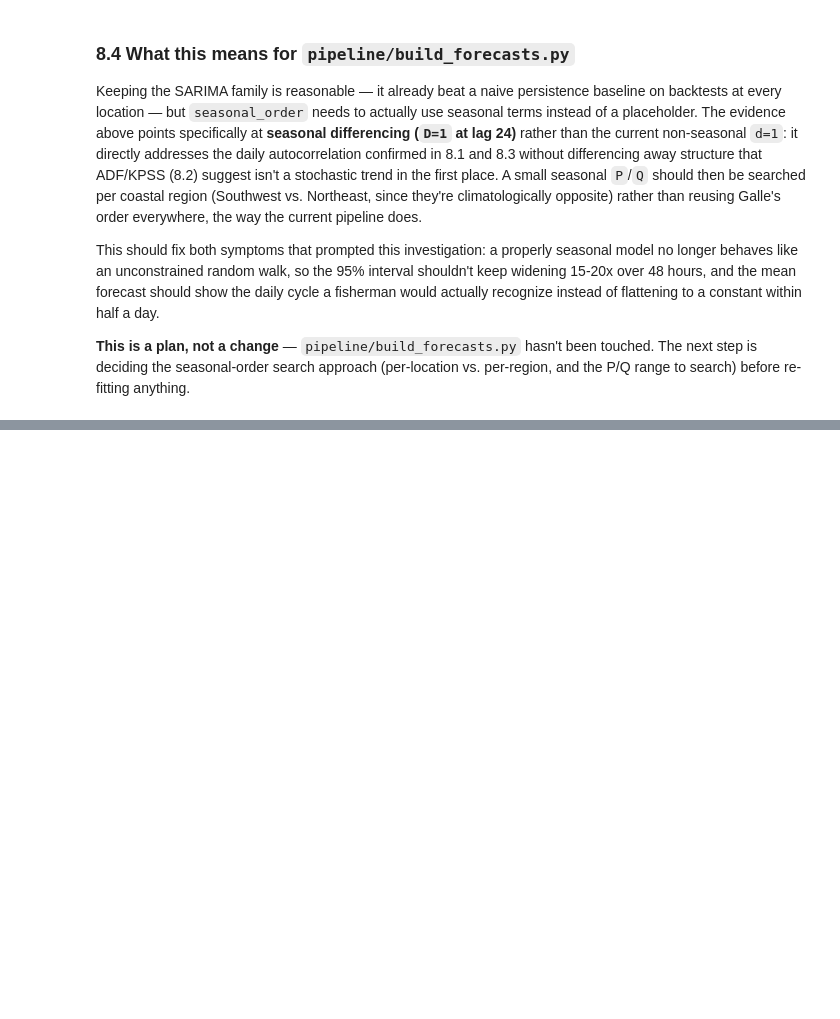
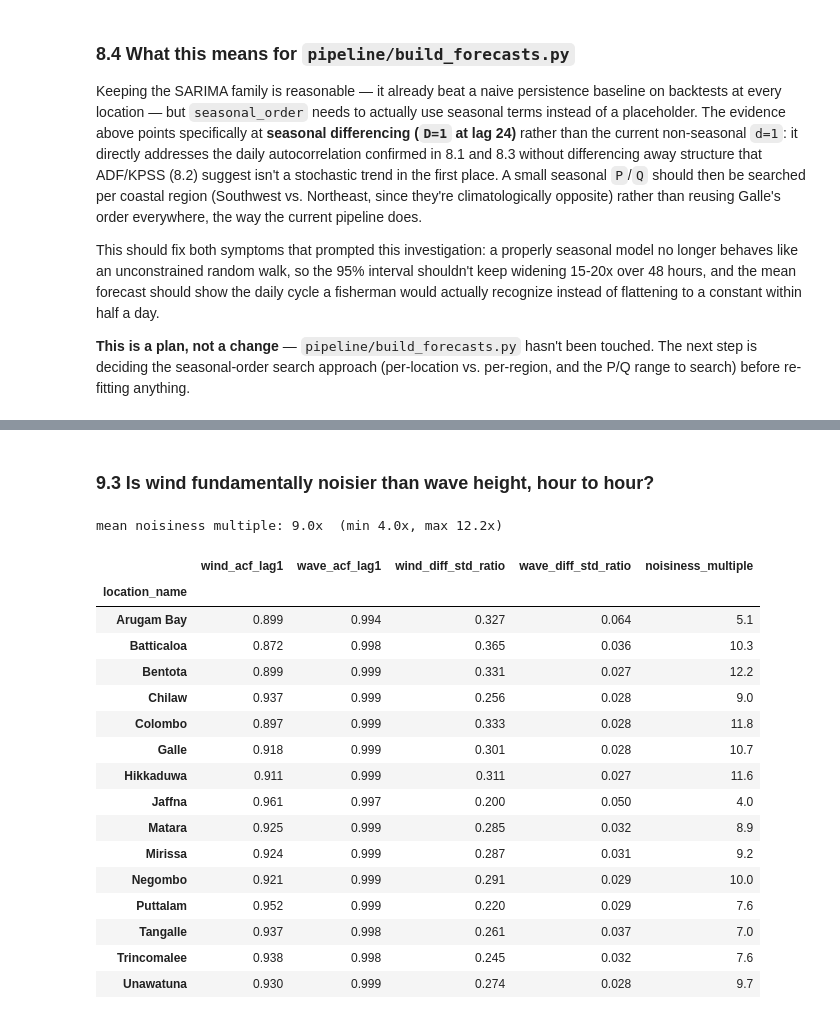
Before and after one commit to Dilmith-Anusara/CoastalPulse, a Jupyter notebook: Validation_Scripts/eda_weather_indicators.ipynb, the cells around one changed output, grey strips where cells are left out. Saved outputs shown, nothing was run; the diff lists cells and outputs as text; code cells hidden in the pictures; blank space fills up the shorter version.

```diff
--- a/Validation_Scripts/eda_weather_indicators.ipynb
+++ b/Validation_Scripts/eda_weather_indicators.ipynb
@@ -617,0 +692,16 @@ re-fitting anything.
+# %%
+wind_stationarity_results = []
+for loc in sorted(df["location_name"].unique()):
+    series = df[df["location_name"] == loc].set_index("timestamp")["wind_speed"].asfreq("h").dropna()
+    adf_stat, adf_p, *_ = adfuller(series, autolag="AIC")
+    kpss_stat, kpss_p, *_ = kpss(series, regression="c", nlags="auto")
+    wind_stationarity_results.append({
+        "location_name": loc,
+        "adf_p": round(adf_p, 4),
+        "adf_says": "stationary" if adf_p < 0.05 else "non-stationary",
+        "kpss_p": round(kpss_p, 4),
+        "kpss_says": "stationary" if kpss_p > 0.05 else "non-stationary",
+    })
+
+wind_stationarity_df = pd.DataFrame(wind_stationarity_results).set_index("location_name")
+wind_stationarity_df
@@ -617,0 +736,43 @@ re-fitting anything.
+# %% [markdown]
+### 9.3 Is wind fundamentally noisier than wave height, hour to hour?
+# %%
+noise_results = []
+for loc in sorted(df["location_name"].unique()):
+    wind = df[df["location_name"] == loc].set_index("timestamp")["wind_speed"].asfreq("h").dropna()
+    wave = df[df["location_name"] == loc].set_index("timestamp")["wave_height"].asfreq("h").dropna()
+    wind_acf1 = acf(wind, nlags=1, fft=True)[1]
+    wave_acf1 = acf(wave, nlags=1, fft=True)[1]
+    wind_diff_ratio = wind.diff().dropna().abs().mean() / wind.std()
+    wave_diff_ratio = wave.diff().dropna().abs().mean() / wave.std()
+    noise_results.append({
+        "location_name": loc,
+        "wind_acf_lag1": round(wind_acf1, 3),
+        "wave_acf_lag1": round(wave_acf1, 3),
+        "wind_diff_std_ratio": round(wind_diff_ratio, 3),
+        "wave_diff_std_ratio": round(wave_diff_ratio, 3),
+        "noisiness_multiple": round(wind_diff_ratio / wave_diff_ratio, 1),
+    })
+
+noise_df = pd.DataFrame(noise_results).set_index("location_name")
+print(f"mean noisiness multiple: {noise_df['noisiness_multiple'].mean():.1f}x  "
+      f"(min {noise_df['noisiness_multiple'].min()}x, max {noise_df['noisiness_multiple'].max()}x)")
+noise_df
+# %% [output]
+mean noisiness multiple: 9.0x  (min 4.0x, max 12.2x)
+|  | wind_acf_lag1 | wave_acf_lag1 | wind_diff_std_ratio | wave_diff_std_ratio | noisiness_multiple |
+| location_name |  |  |  |  |  |
+| Arugam Bay | 0.899 | 0.994 | 0.327 | 0.064 | 5.1 |
+| Batticaloa | 0.872 | 0.998 | 0.365 | 0.036 | 10.3 |
+| Bentota | 0.899 | 0.999 | 0.331 | 0.027 | 12.2 |
+| Chilaw | 0.937 | 0.999 | 0.256 | 0.028 | 9.0 |
+| Colombo | 0.897 | 0.999 | 0.333 | 0.028 | 11.8 |
+| Galle | 0.918 | 0.999 | 0.301 | 0.028 | 10.7 |
+| Hikkaduwa | 0.911 | 0.999 | 0.311 | 0.027 | 11.6 |
+| Jaffna | 0.961 | 0.997 | 0.200 | 0.050 | 4.0 |
+| Matara | 0.925 | 0.999 | 0.285 | 0.032 | 8.9 |
+| Mirissa | 0.924 | 0.999 | 0.287 | 0.031 | 9.2 |
+| Negombo | 0.921 | 0.999 | 0.291 | 0.029 | 10.0 |
+| Puttalam | 0.952 | 0.999 | 0.220 | 0.029 | 7.6 |
+| Tangalle | 0.937 | 0.998 | 0.261 | 0.037 | 7.0 |
+| Trincomalee | 0.938 | 0.998 | 0.245 | 0.032 | 7.6 |
+| Unawatuna | 0.930 | 0.999 | 0.274 | 0.028 | 9.7 |
```
Also changed, not shown: parts of 15 cells of this notebook, 1 other file.
